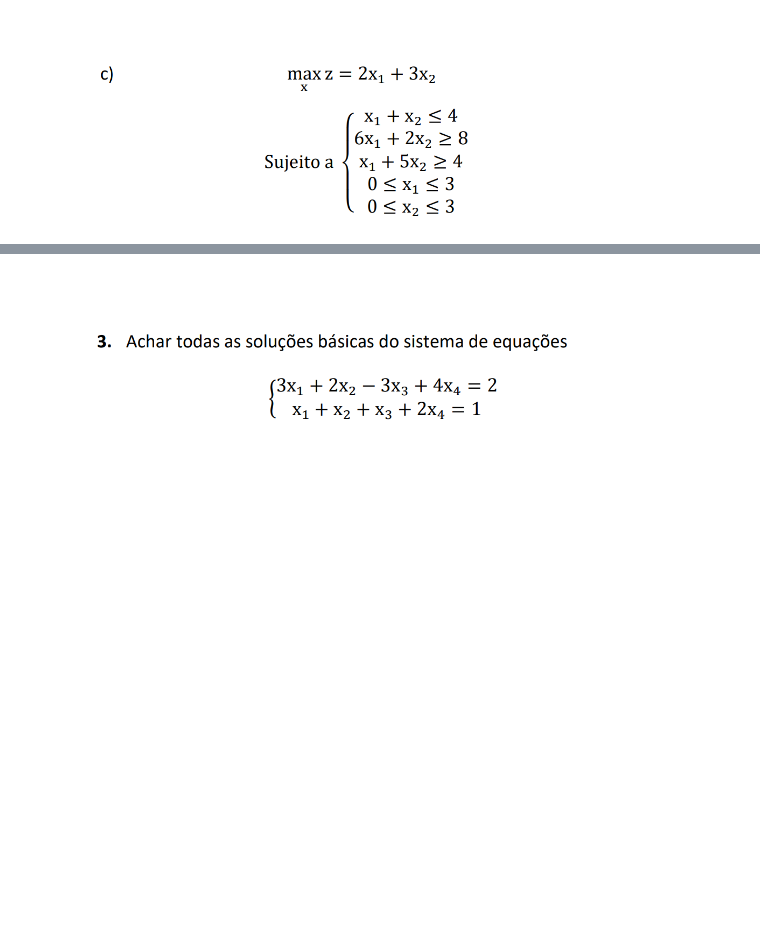
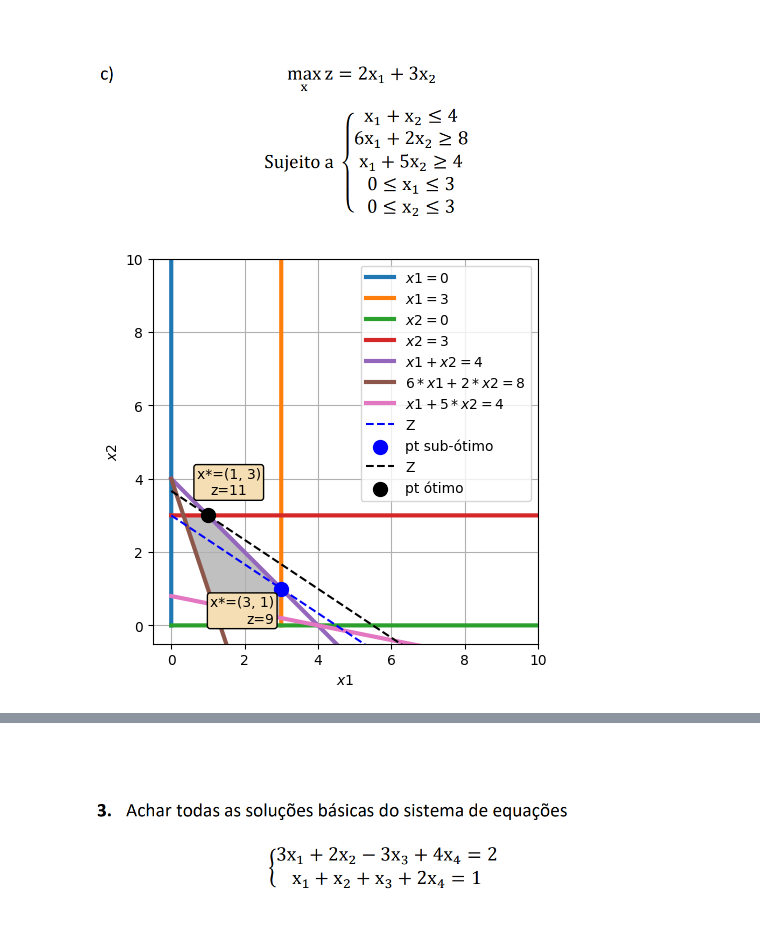
Before and after one commit to FerPapi/fineng-mba-usp, a Jupyter notebook: optimization/lista1_fernando_papi.ipynb, the cells around one changed output, grey strips where cells are left out. Cells and saved outputs as stored; diff of their text form; code cells hidden in the pictures; blank space fills up the shorter version.

```diff
--- a/optimization/lista1_fernando_papi.ipynb
+++ b/optimization/lista1_fernando_papi.ipynb
@@ -178,2 +245,83 @@ p4: 25.0, e4: 0.0, s4=0.0
 # %% [markdown]
 ![image.png](attachment:bb9a3efb-db19-41a7-9fe2-e1e357be83fc.png)
+# %%
+# plot the feasible region
+plt.figure(figsize=(5,5))
+d = np.linspace(-2,10,2000)
+x1, x2 = np.meshgrid(d,d)
+
+plt.imshow((
+    (x2 <= 3) &
+    (0 <= x2) &
+    (0 <= x1) &
+    (x1 <= 3) &
+    (x2 <= 4 - x1) &
+    (5*x2 >= 4 - x1) &
+    (2*x2 >= 8 - 6*x1)).astype(int),
+    extent=(x1.min(), x1.max(),
+            x2.min(), x2.max()),
+    origin="lower", cmap="Greys", alpha = 0.25);
+
+
+# plot the lines defining the constraints
+lw = 3
+x = np.linspace(0, 10, 2000)
+
+x1 = x*0
+plt.plot(x1, x, lw=lw, label=r'$x1 = 0$')
+
+x1 = x*0 + 3
+plt.plot(x1, x, lw=lw, label=r'$x1 = 3$')
+
+# x2 >= 0
+y1 = x*0
+plt.plot(x, y1, lw=lw, label=r'$x2 = 0$')
+
+# x2 >= 0
+y1 = x*0 + 3
+plt.plot(x, y1, lw=lw, label=r'$x2 = 3$')
+
+# 5*x2 <= 15 - 3*x1
+y2 = (4 - x)
+plt.plot(x, y2, lw=lw, label=r'$x1 + x2 = 4$')
+
+# 2*x2 <= 10 - 5*x1
+y3 = (8 - 6*x)/2
+plt.plot(x, y3, lw=lw, label=r'$6*x1 + 2*x2 = 8$')
+
+# 2*x2 <= 10 - 5*x1
+y3 = (4 - x)/5
+plt.plot(x, y3, lw=lw, label=r'$x1 + 5*x2 = 4$')
+
+# #2*x2 <= 10 - 5*x1
+opt_x = (3, 1)
+obj = (9 - 2*x)/3
+plt.plot(x, obj, 'b--', label=r'Z', zorder=3)
+plt.scatter(opt_x[0], opt_x[1], s=100, c = 'b', label=r'pt sub-ótimo', zorder=3)
+plt.annotate(f'x*={opt_x}\nz=9', (opt_x),
+            textcoords="offset points",
+            xytext=(-5,-5), ha='right', va='top',
+            bbox=dict(boxstyle='round, pad=0.2',
+            edgecolor='black', facecolor='wheat', alpha=1))
+
+opt_x = (1, 3)
+obj = (11 - 2*x)/3
+plt.plot(x, obj, 'k--', label=r'Z', zorder=3)
+plt.scatter(opt_x[0], opt_x[1], s=100, c = 'k', label=r'pt ótimo', zorder=3)
+plt.annotate(f'x*={opt_x}\nz=11', (opt_x),
+            textcoords="offset points",
+            xytext=(15,15), ha='center',
+            bbox=dict(boxstyle='round, pad=0.2',
+            edgecolor='black', facecolor='wheat', alpha=1))
+
+
+plt.xlim(-0.5,10)
+plt.ylim(-0.5,10)
+# plt.legend(bbox_to_anchor=(1.05, 1), loc=-1, borderaxespad=0.)
+# plt.legend()
+plt.xlabel(r'$x1$')
+plt.ylabel(r'$x2$')
+plt.legend()
+plt.grid()
+# %% [output]
+[figure, added]
```
Also changed, not shown: parts of 23 cells of this notebook.
